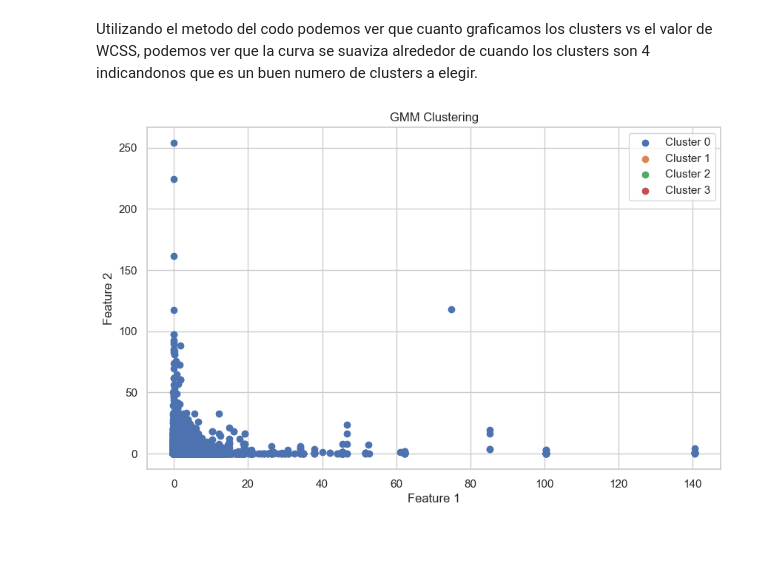
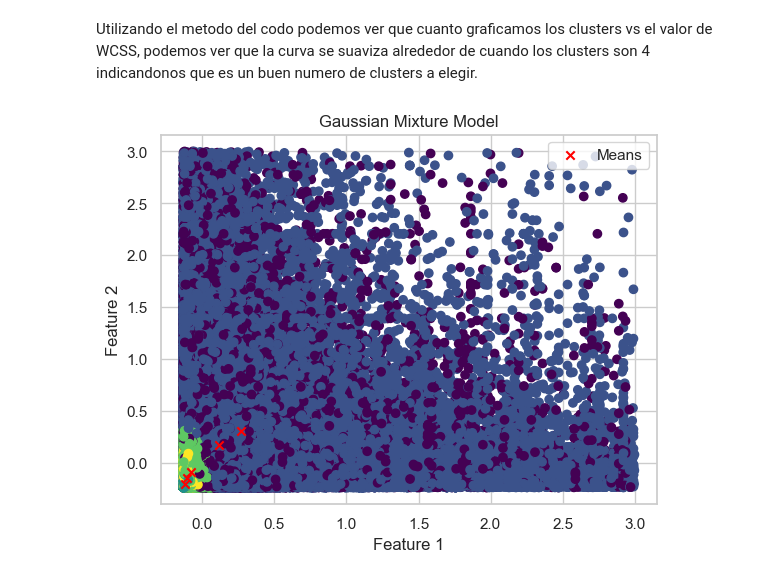
Before and after one commit to AndresQuinto5/IA_LAB4, a Jupyter notebook: Laboratorio4.ipynb, the cells around one changed output. Saved outputs shown, nothing was run; the diff lists cells and outputs as text; code cells hidden in the pictures; blank space fills up the shorter version.

```diff
--- a/Laboratorio4.ipynb
+++ b/Laboratorio4.ipynb
@@ -422,0 +458,8 @@ plot_elbow_curve(df, features=['CustAccountBalance', 'TransactionAmount (INR)',
+# %%
+from scipy import stats
+
+# Assuming 'df' is your DataFrame and it contains only numerical features
+z_scores = np.abs(stats.zscore(df))
+outlier_locations = (z_scores > 3).any(axis=1)
+df_cleaned = df[~outlier_locations]
+df_cleaned
@@ -543,16 +624,15 @@ K = 4  # Number of clusters
 labels, mu, sigma, pi = gmm(X, K)
-# %%
-import matplotlib.pyplot as plt
-
-# Assuming 'X' is two-dimensional for visualization
-plt.figure(figsize=(10, 6))
-for k in range(K):
-    cluster_data = X[labels == k]
-    plt.scatter(cluster_data[:, 0], cluster_data[:, 1], label=f'Cluster {k}')
-plt.title('GMM Clustering')
-plt.xlabel('Feature 1')
-plt.ylabel('Feature 2')
-plt.legend()
-plt.show()
-# %% [output]
-[figure, removed]
+# %%
+# Scatter plot of the data points
+plt.scatter(X[:, 0], X[:, 1], c=labels, cmap='viridis')
+
+# Plot the means of the Gaussian distributions
+plt.scatter(mu[:, 0], mu[:, 1], c='red', marker='x', label='Means')
+
+plt.xlabel('Feature 1')
+plt.ylabel('Feature 2')
+plt.title('Gaussian Mixture Model')
+plt.legend()
+plt.show()
+# %% [output]
+[figure, added]
```
Also changed, not shown: parts of 9 cells of this notebook.
